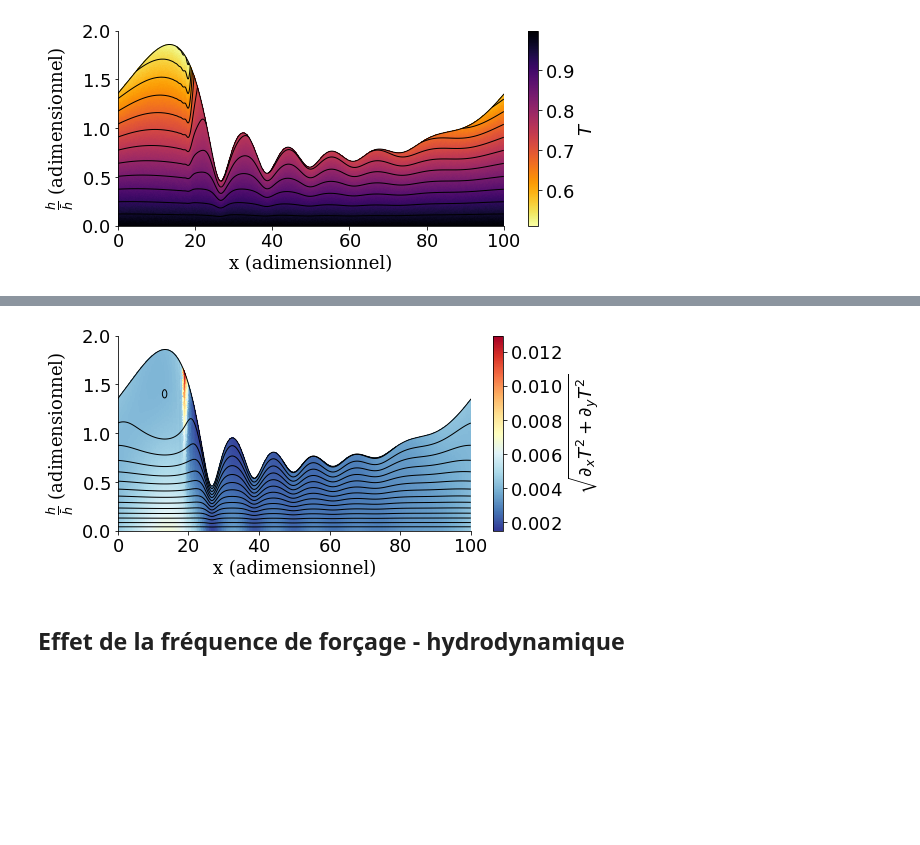
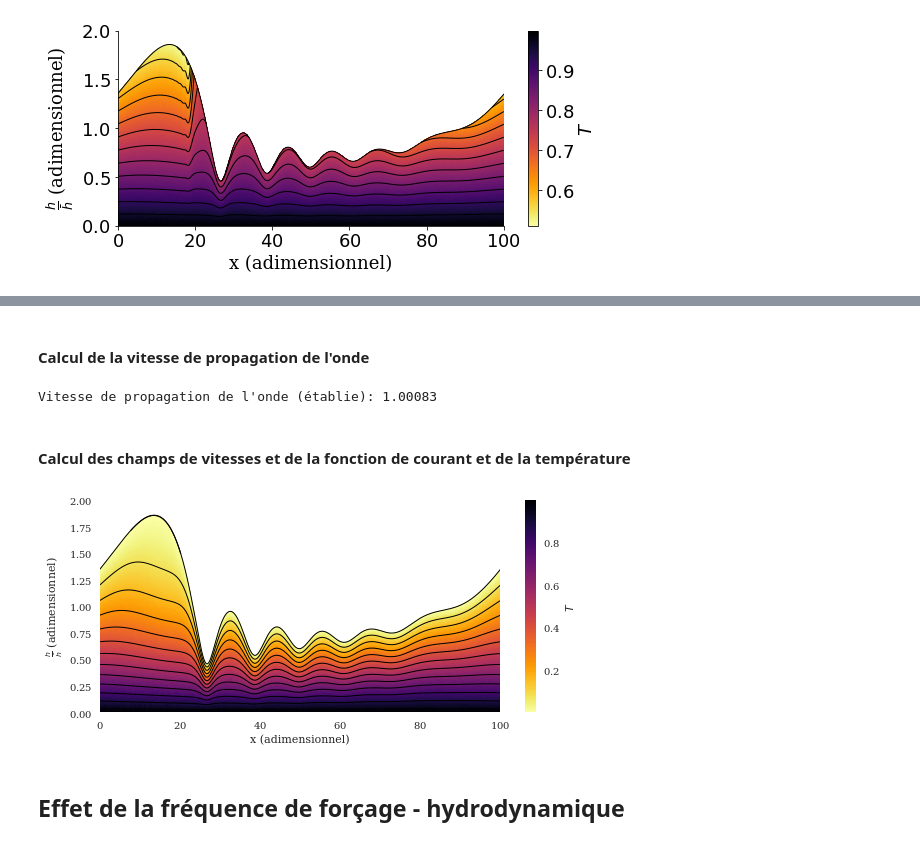
Before and after one commit to celliern/arc_2017, a Jupyter notebook: contenu_additionnel.ipynb, the cells around one changed output, grey strips where cells are left out. Cells and saved outputs as stored; diff of their text form; code cells hidden in the pictures; blank space fills up the shorter version.

```diff
--- a/contenu_additionnel.ipynb
+++ b/contenu_additionnel.ipynb
@@ -411,22 +485,65 @@ with pl.rc_context(rc={'text.fontsize': 18}):
+# %% [markdown]
+#### Calcul de la vitesse de propagation de l'onde
+# %%
+dt = np.median(np.gradient(persist.t))
+celerities = np.gradient(persist.x[np.argmax(persist.h[persist.t > 400], axis=1)]) / dt
+# On élimine les valeurs aberantes, quand la vague passe d'un côté à l'autre du domaine
+celerities = celerities[celerities > 0]
+c = np.median(celerities)
+print(f"Vitesse de propagation de l'onde (établie): {c:g}")
+# %% [output]
+Vitesse de propagation de l'onde (établie): 1.00083
+# %% [markdown]
+#### Calcul des champs de vitesses et de la fonction de courant et de la température
+# %%
+yb = np.linspace(0, 1, 100)
+
+def velocity(q, h, yb):
+    return (3 * q / h
+            * (yb - 1/2 * yb**2))
+
+def temperature(q, h, theta, phi, B, yb):
+    return (yb**2 * (theta - 1 / (B * h + 1))
+            + (- 1 / (B * h + 1) + phi + 1)
+               * (yb**3 / 2 - 3 * yb**2 / 2 + yb)
+            + (B * h - B * yb * h + 1) / (B * h + 1))
+
+xx, yyb = np.meshgrid(persist.x, yb, indexing='ij')
+yy = yyb * persist.h[-1][:, np.newaxis]
+triangles = Triangulation(xx.flatten(), yyb.flatten())
+triangles.y = (triangles.y.reshape(xx.shape) *
+               persist.h[-1][:, np.newaxis]).flatten()
+
+q = np.repeat(persist.q[-1][:, np.newaxis], yb.size, axis=1)
+h = np.repeat(persist.h[-1][:, np.newaxis], yb.size, axis=1)
+theta = np.repeat(persist.theta[-1][:, np.newaxis], yb.size, axis=1)
+phi = np.repeat(persist.phi[-1][:, np.newaxis], yb.size, axis=1)
+
+u = velocity(q, h, yyb) - c
+v = -cumtrapz(y=(np.gradient(u, axis=0) /
+                 np.gradient(persist.x)[:, np.newaxis]),
+              x=yy,
+              initial=0,
+              axis=1)
+stream = cumtrapz(y=u, x=yy,
+                  axis=1, initial=0)
+T = temperature(q, h, theta, phi, persist['B'], yyb)
 # %%
 pl.figure(figsize=(33 / 4, 4))
 with pl.rc_context(rc={'text.fontsize': 18}):
-    pl.tricontour(triangles, np.abs(stream.flatten()), 15,
-                  colors='black', linestyles='-')
-    dT = np.gradient(T)
-    pl.tripcolor(triangles, np.sqrt(dT[0]**2 + dT[1]**2).flatten(),
-                 cmap='RdYlBu_r')
+    pl.tricontour(triangles, T.flatten(), 15, colors='black')
+    pl.tripcolor(triangles, T.flatten(), cmap='inferno_r')
     pl.plot(fields.x, fields.h, color='black')
     pl.xlim(fields.x.min(), fields.x.max())
     pl.ylim(0, 2)
     pl.xlabel('x (adimensionnel)')
     pl.ylabel(r"$\frac{h}{\bar{h}}$ (adimensionnel)")
     cbar = pl.colorbar()
-    cbar.set_label(r"$|\grad{T}|$")
-    pl.savefig('figures/01-established_wave_Tmag_streamlines.pdf')
+    cbar.set_label(r'$T$')
+    pl.savefig('figures/01-established_wave_T_Bi100.pdf')
     pl.show()
 # %% [output]
-[figure, old version]
+[figure, new version]
 # %% [markdown]
 ## Effet de la fréquence de forçage - hydrodynamique
 # %% [markdown]
```
Also changed, not shown: parts of 19 cells of this notebook, 8 other files.
